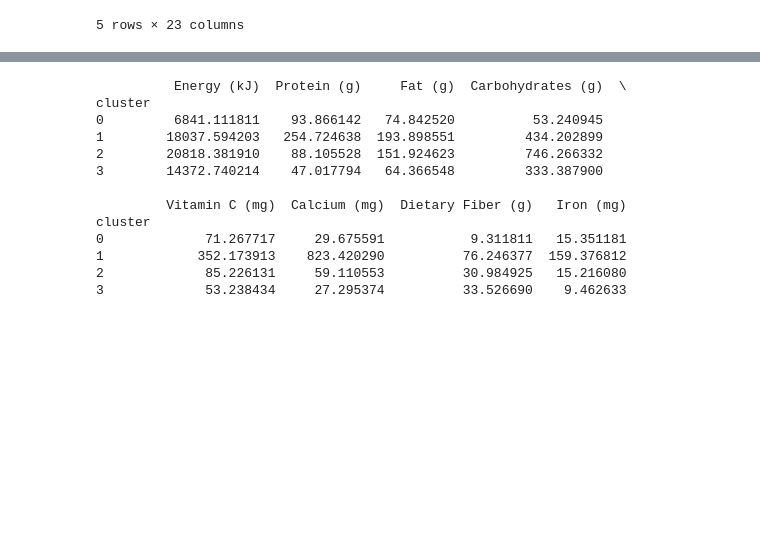
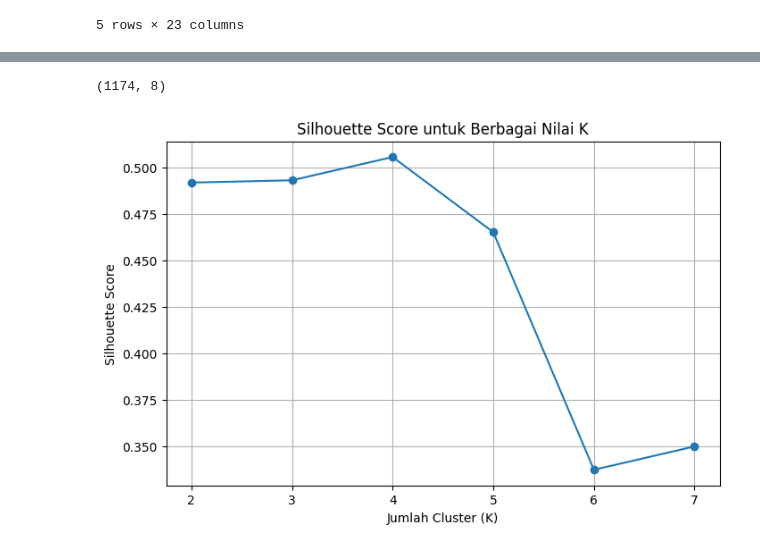
Before and after one commit to Meiradina/giziclusterpy, a Jupyter notebook: gizi.ipynb, the cells around one changed output, grey strips where cells are left out. Cells and saved outputs as stored; diff of their text form; code cells hidden in the pictures; blank space fills up the shorter version.

```diff
--- a/gizi.ipynb
+++ b/gizi.ipynb
@@ -63,24 +84,27 @@ X = df[features]
 
 scaler = MinMaxScaler()
 X_scaled = scaler.fit_transform(X)
+
+print(X_scaled.shape)
+# %% [output]
+(1174, 8)
 # %%
+k_values = range(2, 8)
+scores = []
 
-kmeans = KMeans(n_clusters=4, random_state=42)
-df['cluster'] = kmeans.fit_predict(X_scaled)
+for k in k_values:
+    kmeans = KMeans(n_clusters=k, random_state=42)
+    labels = kmeans.fit_predict(X_scaled)
 
-cluster_summary = df.groupby('cluster')[features].mean()
-print(cluster_summary)
+    score = silhouette_score(X_scaled, labels)
+    scores.append(score)
+
+plt.figure(figsize=(8,5))
+plt.plot(k_values, scores, marker='o')
+plt.xlabel('Jumlah Cluster (K)')
+plt.ylabel('Silhouette Score')
+plt.title('Silhouette Score untuk Berbagai Nilai K')
+plt.grid(True)
+plt.show()
 # %% [output]
-          Energy (kJ)  Protein (g)     Fat (g)  Carbohydrates (g)  \
-cluster
-0         6841.111811    93.866142   74.842520          53.240945
-1        18037.594203   254.724638  193.898551         434.202899
-2        20818.381910    88.105528  151.924623         746.266332
-3        14372.740214    47.017794   64.366548         333.387900
-
-         Vitamin C (mg)  Calcium (mg)  Dietary Fiber (g)   Iron (mg)
-cluster
-0             71.267717     29.675591           9.311811   15.351181
-1            352.173913    823.420290          76.246377  159.376812
-2             85.226131     59.110553          30.984925   15.216080
-3             53.238434     27.295374          33.526690    9.462633
+[figure, added]
```
Also changed, not shown: parts of 8 cells of this notebook, 2 other files.
